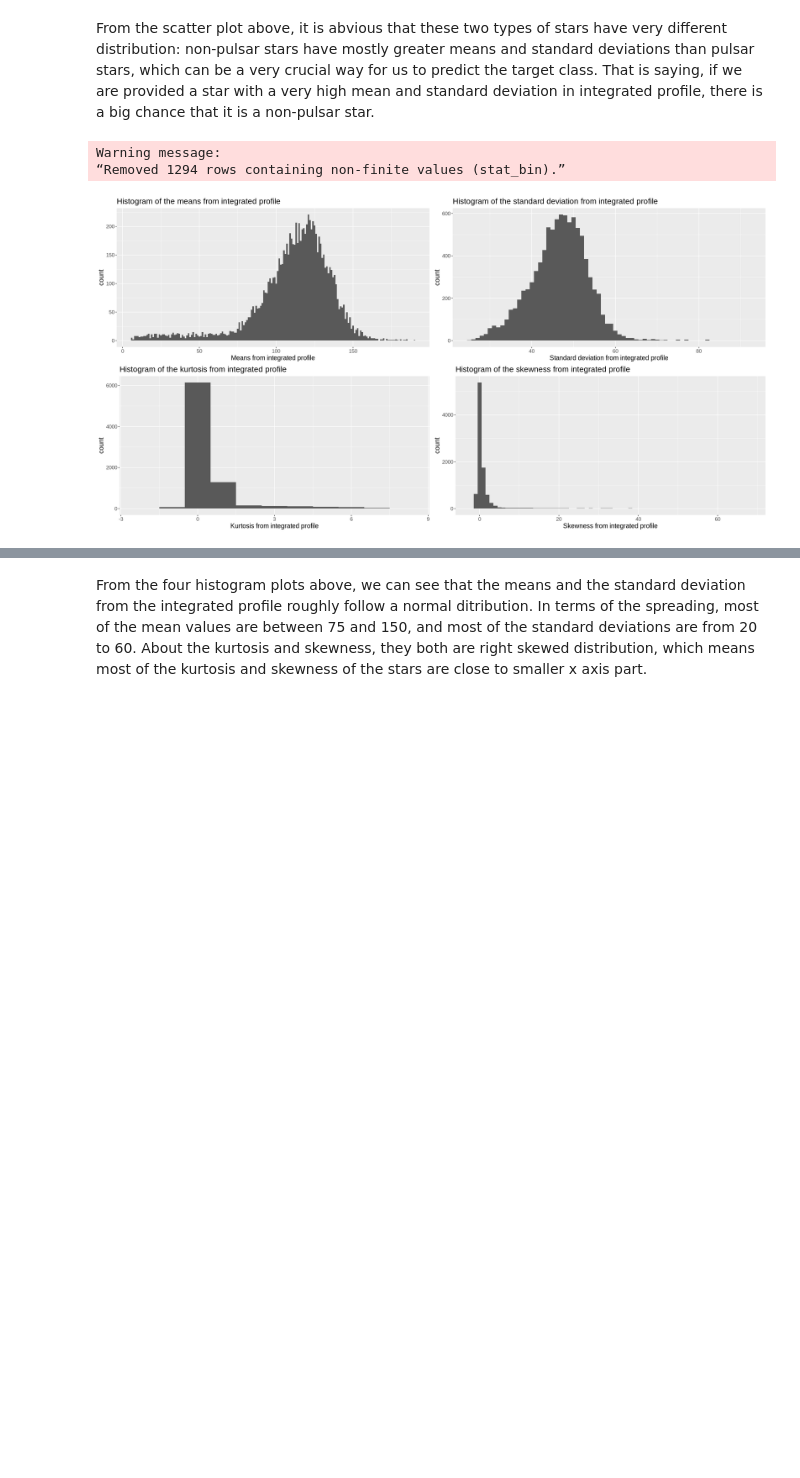
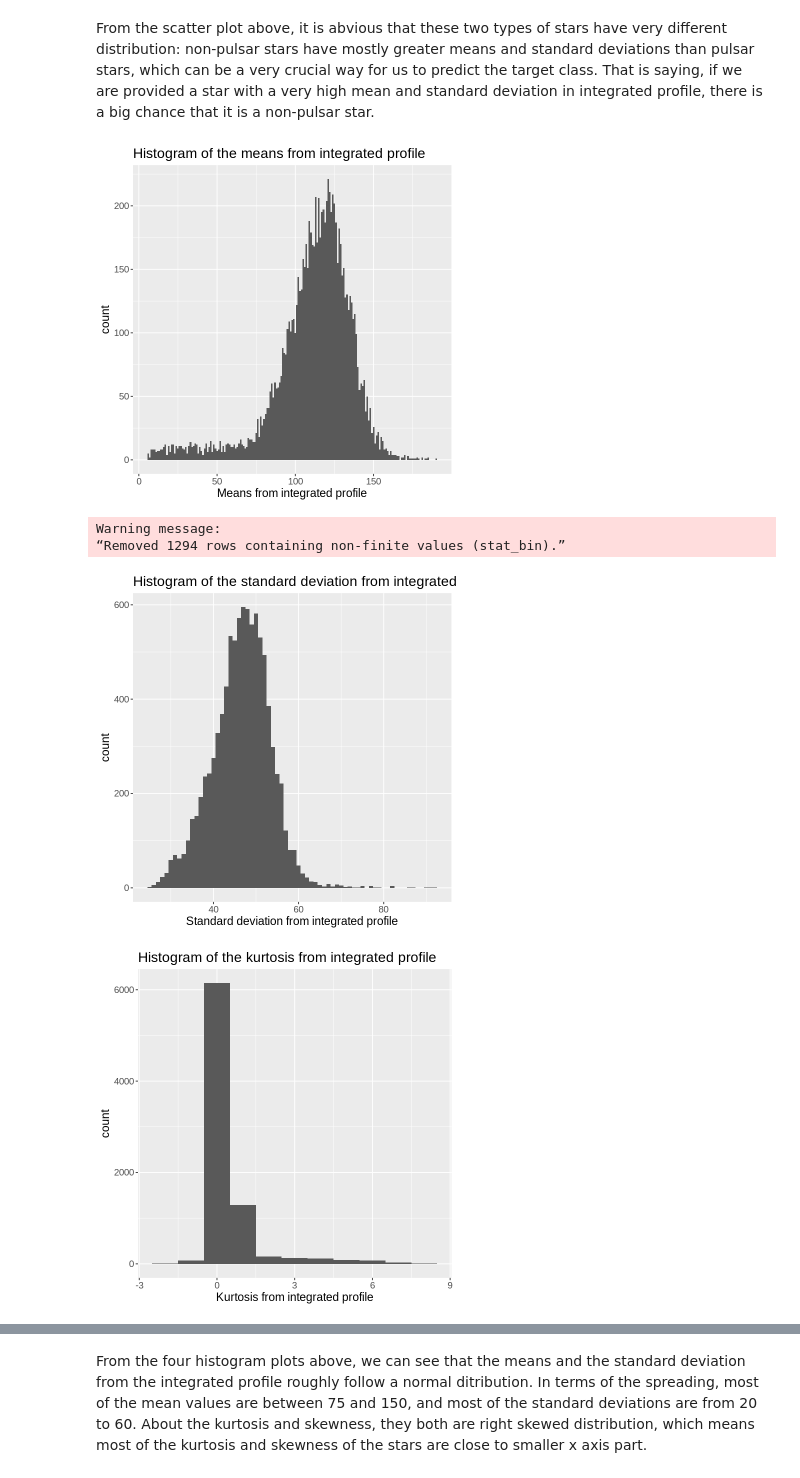
Before and after one commit to ScottCY/Group-_Project, a Jupyter notebook: Project_new.ipynb, the cells around one changed output, grey strips where cells are left out. Cells and saved outputs as stored; diff of their text form; code cells hidden in the pictures; blank space fills up the shorter version.

Commit message:
Visualization

```diff
--- a/Project_new.ipynb
+++ b/Project_new.ipynb
@@ -230,32 +229,35 @@ From the scatter plot above, it is abvious that these two types of stars have ve
 # %%
 options(repr.plot.width = 6, repr.plot.height = 6)
 Integrated_profile_plot_2 <- ggplot(pulsar_train_tidy,aes(x = integrated_profile_mean))+
 geom_histogram(binwidth = 1)+
 ggtitle("Histogram of the means from integrated profile")+
 labs(x = "Means from integrated profile")+
 theme(text = element_text(size = 14))
+Integrated_profile_plot_2
 
 Integrated_profile_plot_3 <- ggplot(pulsar_train_tidy,aes(x = integrated_profile_standard_deviation))+
 geom_histogram(binwidth = 1)+
 ggtitle("Histogram of the standard deviation from integrated profile")+
 labs(x = "Standard deviation from integrated profile")+
 theme(text = element_text(size = 14))
+Integrated_profile_plot_3
 
 Integrated_profile_plot_4 <- ggplot(pulsar_train_tidy,aes(x = integrated_profile_kurtosis))+
 geom_histogram(binwidth = 1)+
 ggtitle("Histogram of the kurtosis from integrated profile")+
 labs(x = "Kurtosis from integrated profile")+
 theme(text = element_text(size = 14))
+Integrated_profile_plot_4
 
 Integrated_profile_plot_5 <- ggplot(pulsar_train_tidy,aes(x = integrated_profile_skewness))+
 geom_histogram(binwidth = 1)+
 ggtitle("Histogram of the skewness from integrated profile")+
 labs(x = "Skewness from integrated profile")+
 theme(text = element_text(size = 14))
-
-options(repr.plot.width = 20, repr.plot.height =10)
-plot_grid(Integrated_profile_plot_2, Integrated_profile_plot_3, Integrated_profile_plot_4, Integrated_profile_plot_5, ncol = 2)
+Integrated_profile_plot_5
 # %% [output]
+[figure, new version]
 Warning message:
 “Removed 1294 rows containing non-finite values (stat_bin).”
-[figure, old version]
+[figure, added]
+[figure, added]
```
Also changed, not shown: parts of 6 cells of this notebook.
